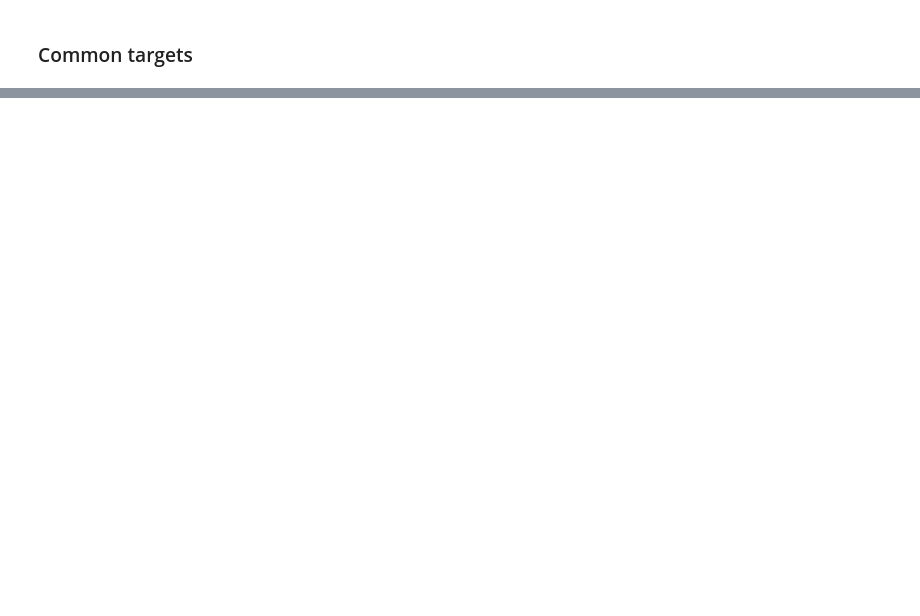
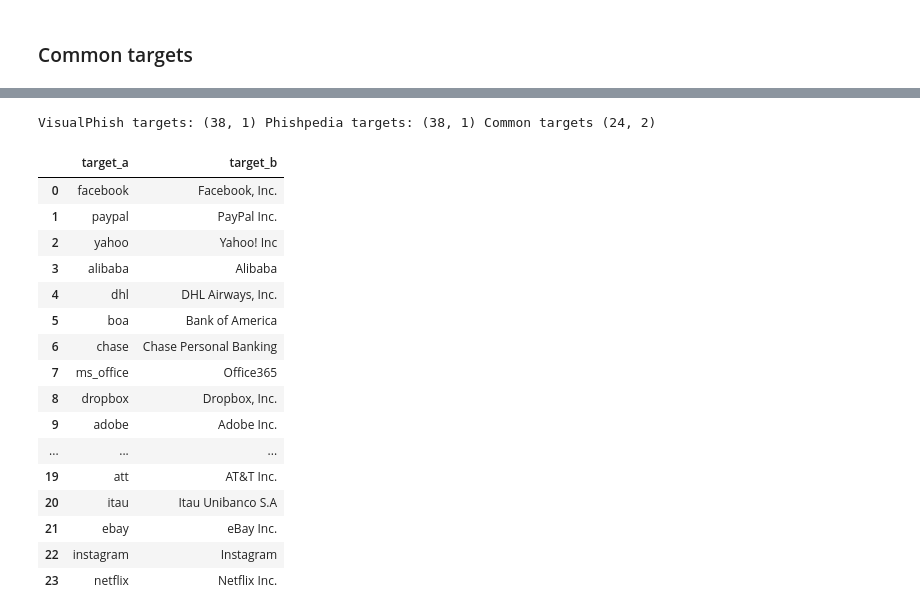
Before and after one commit to Percival33/phish-target-recognition, a Jupyter notebook: notebooks/008-datasets-analisys.ipynb, the cells around one changed output, grey strips where cells are left out. Saved outputs shown, nothing was run; the diff lists cells and outputs as text; code cells hidden in the pictures; blank space fills up the shorter version.

```diff
--- a/notebooks/008-datasets-analisys.ipynb
+++ b/notebooks/008-datasets-analisys.ipynb
@@ -707,0 +816,28 @@ summary, common = compare_targets(visualphish_phish[], phishpedia_phish)
+# %%
+# summary, common = compare_targets(vp_phish_count_targets[vp_phish_count_targets['count'] > 4], pp_phish_100_examples)
+pi_targets = pd.DataFrame(phishIRIS['target'].value_counts().index.tolist(), columns=['target'])
+vp_targets = pd.DataFrame(vp_phish_count_targets[vp_phish_count_targets['count'] > 4].index.tolist(), columns=['target'])
+pp_targets = pd.DataFrame(pp_phish_100_examples.index.tolist(), columns=['target'])
+
+summary, common = compare_targets(vp_targets,pp_targets)
+print(f"VisualPhish targets: {vp_targets.shape} Phishpedia targets: {pp_targets.shape} Common targets {common.shape}")
+common
+# %% [output]
+VisualPhish targets: (38, 1) Phishpedia targets: (38, 1) Common targets (24, 2)
+|  | target_a | target_b |
+| 0 | facebook | Facebook, Inc. |
+| 1 | paypal | PayPal Inc. |
+| 2 | yahoo | Yahoo! Inc |
+| 3 | alibaba | Alibaba |
+| 4 | dhl | DHL Airways, Inc. |
+| 5 | boa | Bank of America |
+| 6 | chase | Chase Personal Banking |
+| 7 | ms_office | Office365 |
+| 8 | dropbox | Dropbox, Inc. |
+| 9 | adobe | Adobe Inc. |
+| ... | ... | ... |
+| 19 | att | AT&T Inc. |
+| 20 | itau | Itau Unibanco S.A |
+| 21 | ebay | eBay Inc. |
+| 22 | instagram | Instagram |
+| 23 | netflix | Netflix Inc. |
```
Also changed, not shown: parts of 28 cells of this notebook, 1 other file.
